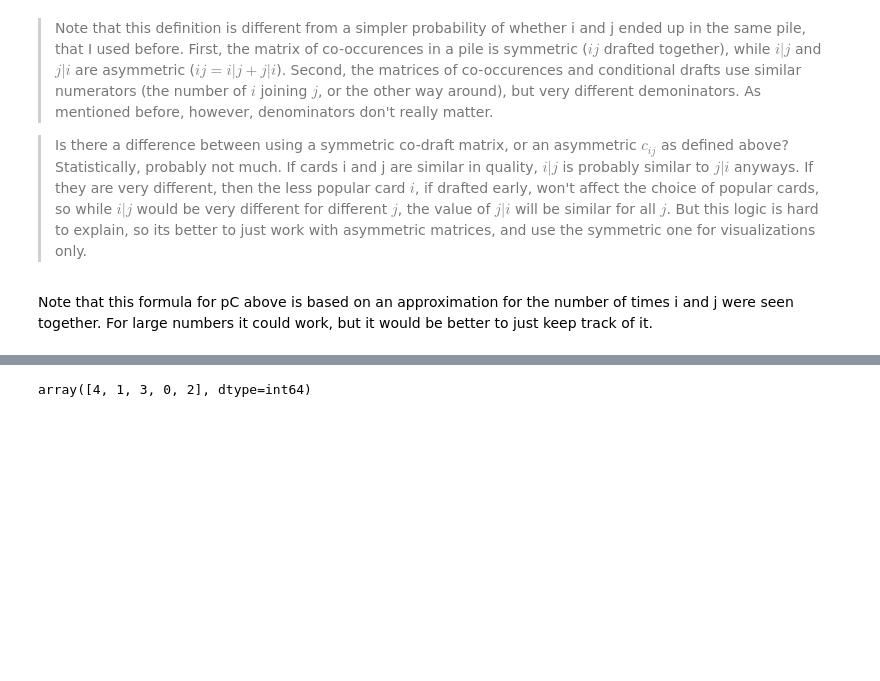
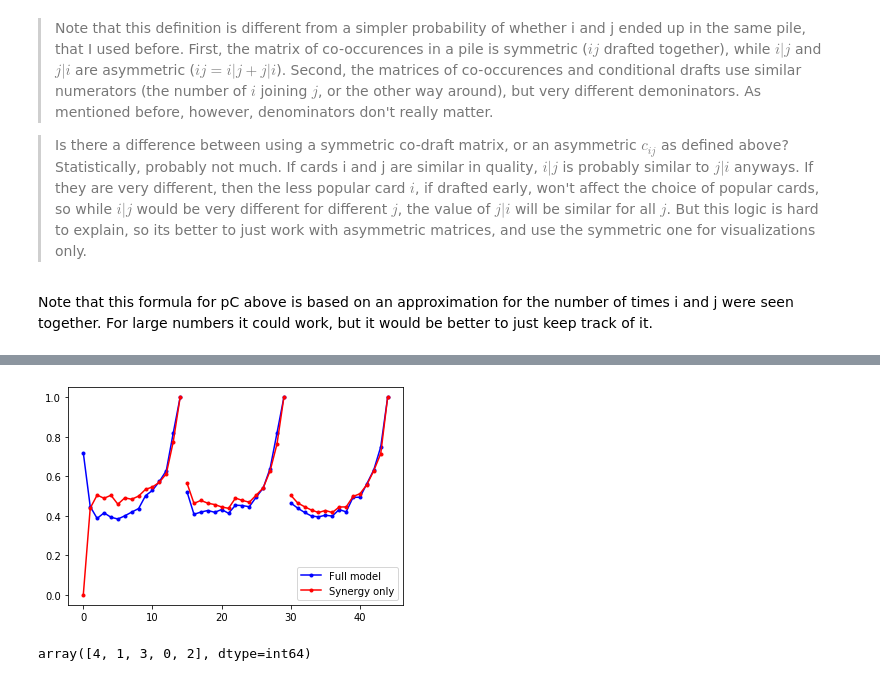
Before and after one commit to khakhalin/MTG, a Jupyter notebook: bots/akh_tester.ipynb, the cells around one changed output, grey strips where cells are left out. Drawn from its saved outputs; the diff is of its cells as text; code cells hidden in the pictures; blank space fills up the shorter version.

```diff
--- a/bots/akh_tester.ipynb
+++ b/bots/akh_tester.ipynb
@@ -183,17 +184,17 @@ nCardsInSet = len(names)
 pickCount = 0
 accuracySimple = 0
 accuracyRank = 0 # A difference in ranks
+stats = [] # To track hits a bit better
 
-for iDraft in range(100): #range(len(subset_drafts)): # <----- Uncomment this to ran it on a full dataset
+for iDraft in range(1000): #range(len(subset_drafts)): # <----- Uncomment this to ran it on a full dataset
     if iDraft>0 and iDraft % 100 == 0:
         print("Draft #%d" % iDraft)
     draft = drafts[iDraft+2]
     collection = np.zeros(nCardsInSet)
+    iPack = 0
     for pack in draft:
         packVector = np.zeros(nCardsInSet)
-        iCard = 0
         for cardName in pack:
-            iCard += 1
             #pos = nameList[nameList.Name==cardName].index[0]
             pos = names[names.Name==cardName].index[0]
             packVector[pos] += 1  # Mark the card
@@ -203,26 +204,40 @@ for iDraft in range(100): #range(len(subset_drafts)): # <----- Uncomment this to
         # ----- that's where the bot should be called, with current collection and pack
         #ratings = bot.rank_pack(np.concatenate([collection, packVector]))
         #ratings = pF + np.matmul(pC,collection) + np.matmul(pP,packVector)
-        ratings =  np.matmul(pC,collection) + np.matmul(pC,collection)
+        ratings =  np.matmul(pC,collection) + np.matmul(pP,packVector)
         ratings = ratings*(packVector>0)
+
+        ratings2 = np.matmul(pC,collection)
+        ratings2 = ratings2*(packVector>0)
+
         # print(pd.DataFrame({'rating': ratings, 'name': nameList.Name}).loc[ratings<0].to_string())
 
         botCard = np.argmax(ratings)
-
-        # This debugging output uses nameList rather than names, works only if the sequence is the same
-        #print(iDraft,iCard,nameList.iloc[humanCard]['Name'],nameList.iloc[humanCard]['colors'],
-        #                   nameList.iloc[botCard]['Name'],  nameList.iloc[botCard]['colors'])
+        botCard2 = np.argmax(ratings2)
 
         # --- Update accuracy measurements and the collection:
         pickCount += 1
         if(humanCard==botCard):
             accuracySimple += 1 # Simple count of correctly picked cards
+            stats.append([1,iPack])
+        if(humanCard==botCard2):
+            stats.append([2,iPack])
+
+        # This debugging output uses nameList rather than names, works only if the sequence is the same
+        if 0:
+            print("%4d %2d %2d %20s %10s \t %20s %10s" % (iDraft,iPack,len(pack),
+                  nameList.iloc[humanCard]['Name'],nameList.iloc[humanCard]['colors'],
+                  nameList.iloc[botCard]['Name'],  nameList.iloc[botCard]['colors']),end='')
+            if(humanCard==botCard):
+                print('\tyep',end='')
+            print()
 
         ranks = len(ratings)-ratings.argsort().argsort()-1
         accuracyRank += ranks[humanCard]
         # print("%3d %3d %3d %3d" % (iDraft,iCard,sum(packVector),ranks[humanCard]))
 
         collection[humanCard] += 1 # Update collection
+        iPack += 1
 
 print("Simple accuracy: %4.2f" % (accuracySimple/pickCount))
 print("Av. rank error:  %4.2f" % (accuracyRank/pickCount))
@@ -232,3 +256,20 @@ Av. rank error:  7.00
+# %%
+data = pd.DataFrame(stats,columns=('type','y'))
+# %%
+(y,x) = np.histogram(data[data.type==1].y,np.array(range(46))-0.5)
+y = y/max(y)
+plt.plot(range(0,15),y[0:15],'b.-',label="Full model");
+plt.plot(range(15,30),y[15:30],'b.-');
+plt.plot(range(30,45),y[30:45],'b.-');
+(y,x) = np.histogram(data[data.type==2].y,np.array(range(46))-0.5)
+y = y/max(y)
+plt.plot(range(0,15),y[0:15],'r.-',label="Synergy only");
+plt.plot(range(15,30),y[15:30],'r.-');
+plt.plot(range(30,45),y[30:45],'r.-');
+plt.legend(loc=4)
+plt.show()
+# %% [output]
+[figure, added]
 # %%
 # Playground for ranking:
 a = np.array([1,5,2,9,3])
```
Also changed, not shown: parts of 3 cells of this notebook.
